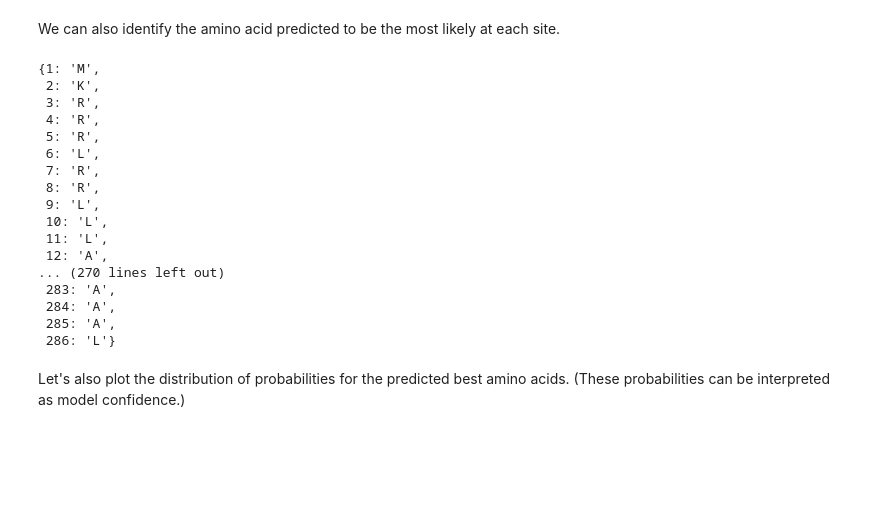
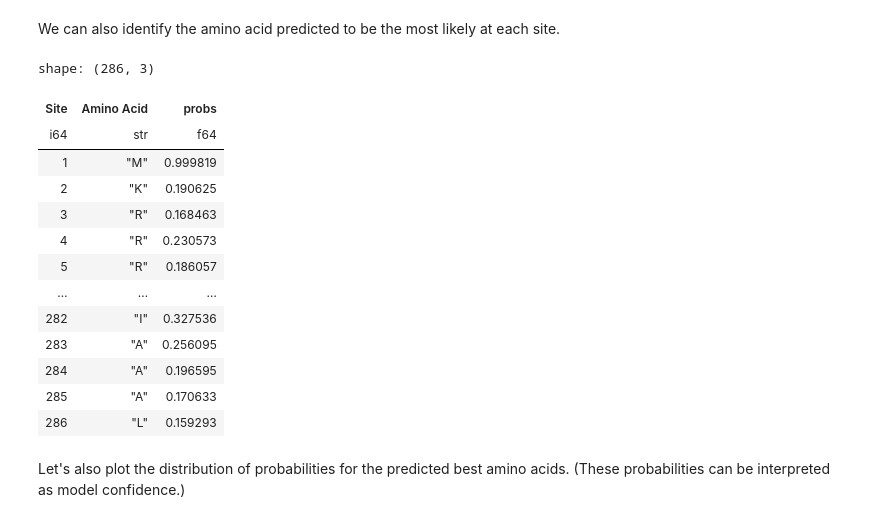
Before and after one commit to wilkelab/EEB384K-workshops, a Jupyter notebook: weeks8-10/week9.ipynb, the cells around one changed output. Saved outputs shown, nothing was run; the diff lists cells and outputs as text; code cells hidden in the pictures; blank space fills up the shorter version.

```diff
--- a/weeks8-10/week9.ipynb
+++ b/weeks8-10/week9.ipynb
@@ -219,28 +219,24 @@ We can also identify the amino acid predicted to be the most likely at each site
 # %%
 # getting the most likely aa predicted at each site
 ml_aa = df_long.filter(
     pl.col('probs') == pl.col('probs').max().over('Site')
 )
-ml_aa_dict = dict(zip(ml_aa['Site'], ml_aa['Amino Acid']))
-ml_aa_dict
+ml_aa
 # %% [output]
-{1: 'M',
- 2: 'K',
- 3: 'R',
- 4: 'R',
- 5: 'R',
- 6: 'L',
- 7: 'R',
- 8: 'R',
- 9: 'L',
- 10: 'L',
- 11: 'L',
- 12: 'A',
-... (270 lines left out)
- 283: 'A',
- 284: 'A',
- 285: 'A',
- 286: 'L'}
+shape: (286, 3)
+| Site | Amino Acid | probs |
+| i64 | str | f64 |
+| 1 | "M" | 0.999819 |
+| 2 | "K" | 0.190625 |
+| 3 | "R" | 0.168463 |
+| 4 | "R" | 0.230573 |
+| 5 | "R" | 0.186057 |
+| … | … | … |
+| 282 | "I" | 0.327536 |
+| 283 | "A" | 0.256095 |
+| 284 | "A" | 0.196595 |
+| 285 | "A" | 0.170633 |
+| 286 | "L" | 0.159293 |
 # %% [markdown]
 Let's also plot the distribution of probabilities for the predicted best amino acids. (These probabilities can be interpreted as model confidence.)
 # %%
```
Also changed, not shown: parts of 1 cell of this notebook.
